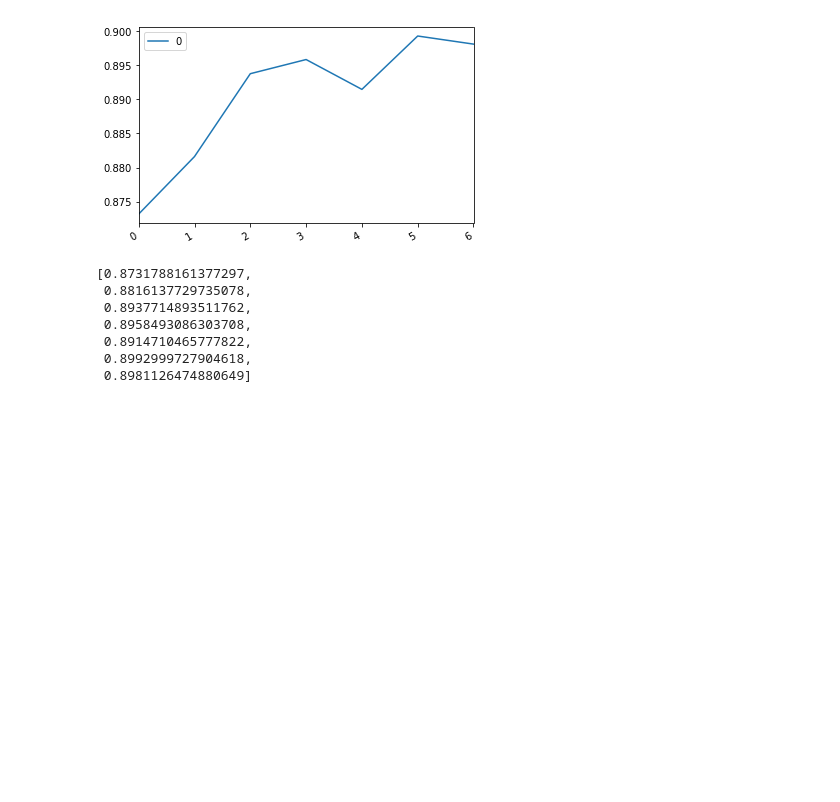
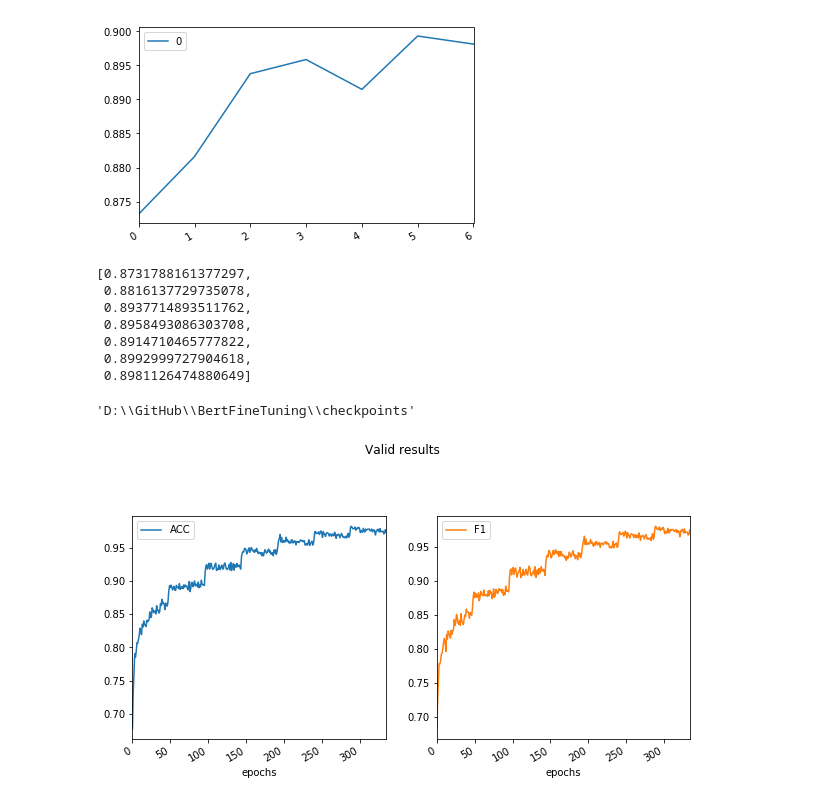
Before and after one commit to rouzbeh-afrasiabi/BertFineTuning, a Jupyter notebook: train.ipynb, the cells around one changed output. Saved outputs shown, nothing was run; the diff lists cells and outputs as text; code cells hidden in the pictures; blank space fills up the shorter version.

Commit message:
images,model
images: new images added
model: added saved_ckeckpoints folder as default load folder

```diff
--- a/train.ipynb
+++ b/train.ipynb
@@ -32,3 +30,16 @@ pd.DataFrame.from_dict([item.ACC[1] for i,item in enumerate(BFT.cm_test)]).plot(
  0.8914710465777822,
  0.8992999727904618,
  0.8981126474880649]
+# %%
+BFT.save_folder
+# %% [output]
+'D:\\GitHub\\BertFineTuning\\checkpoints'
+# %%
+BFT.load_checkpoint(BFT.save_folder+'\checkpoint7.pth')
+# %%
+df=pd.DataFrame.from_dict([[item.ACC[1],item.F1[1]] for i,item in enumerate(BFT.cm_train)])
+df.columns=['ACC','F1']
+df.index.name='epochs'
+df.plot(subplots=True,figsize=(10,10),layout=(2,2),title='Valid results');
+# %% [output]
+[figure, added]
```
Also changed, not shown: parts of 2 cells of this notebook, 3 other files.
